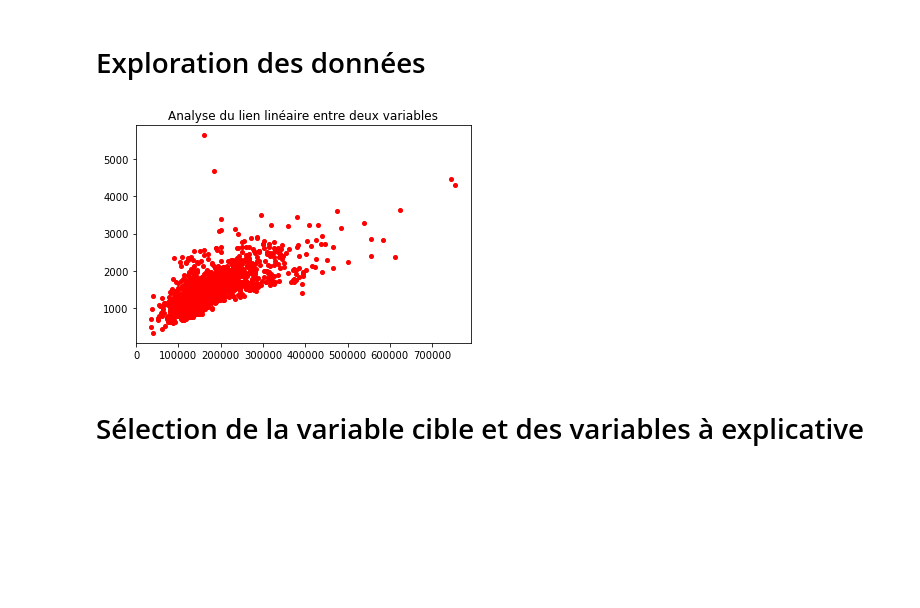
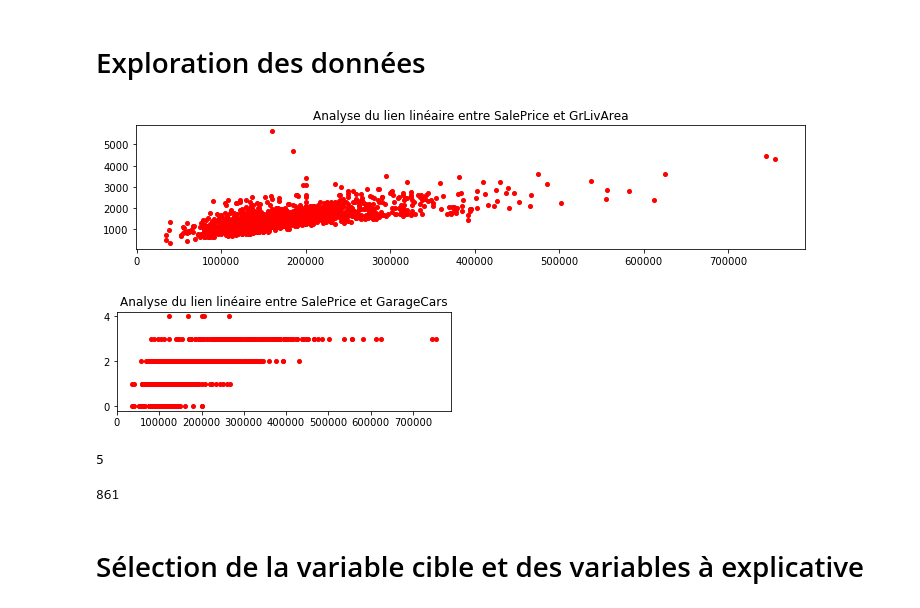
Before and after one commit to camillesauer/eda_maison, a Jupyter notebook: eda_maison.ipynb, the cells around one changed output. Drawn from its saved outputs; the diff is of its cells as text; code cells hidden in the pictures; blank space fills up the shorter version.

```diff
--- a/eda_maison.ipynb
+++ b/eda_maison.ipynb
@@ -291,11 +291,27 @@ print(e)
 # %% [markdown]
 # Exploration des données
 # %%
+plt.figure(figsize=(12,5))
+plt.subplot(2,1,1)
 plt.plot(df_house['SalePrice'], df_house['GrLivArea'], 'ro', markersize=4)
-plt.title("Analyse du lien linéaire entre deux variables")
+plt.title("Analyse du lien linéaire entre SalePrice et GrLivArea")
 plt.show()
+
+plt.subplot(2,1,2)
+plt.plot(df_house['SalePrice'], df_house['GarageCars'], 'ro', markersize=4)
+plt.title("Analyse du lien linéaire entre SalePrice et GarageCars")
+plt.show()
 # %% [output]
-[figure, old version]
+[figure, new version]
+[figure, added]
+# %%
+df_house['GarageCars'].nunique()
+# %% [output]
+5
+# %%
+df_house['GrLivArea'].nunique()
+# %% [output]
+861
 # %% [markdown]
 # Sélection de la variable cible et des variables à explicative
 # %%
```
Also changed, not shown: parts of 18 cells of this notebook.
